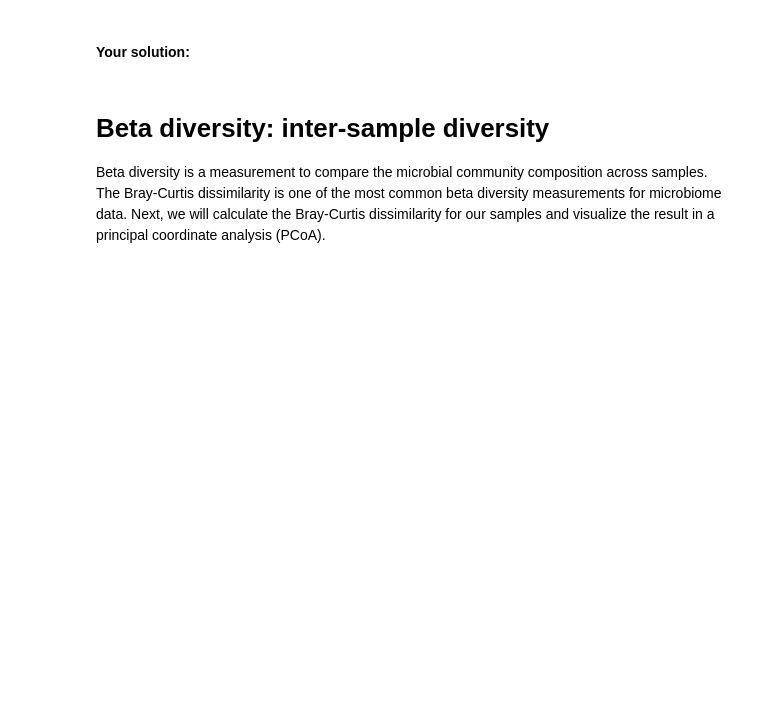
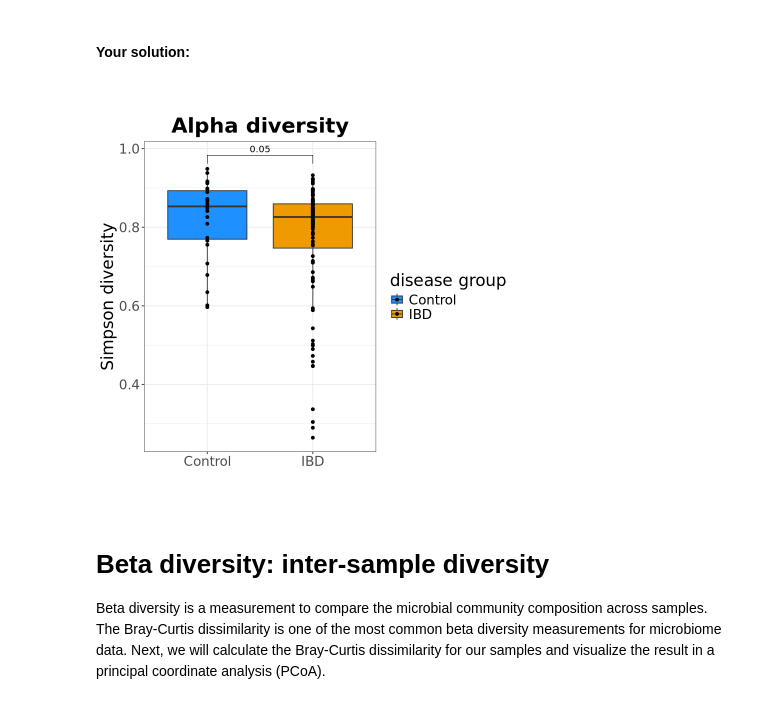
Before and after one commit to schirmer-lab/workshop-microbial-genomics-and-multiomics, a Jupyter notebook: internal.MGX_vis.ipynb, the cells around one changed output. Drawn from its saved outputs; the diff is of its cells as text; code cells hidden in the pictures; blank space fills up the shorter version.

```diff
--- a/day1_lab3_mgx_visualization.ipynb
+++ b/internal.MGX_vis.ipynb
@@ -40,7 +42,7 @@ Remarks: the following two functions are helpful to get an overview of the metad
 * table() - returns the counts of each element
 # %%
 # load data first
-root_dir = "/biodata/resources/day1_lab3"
+root_dir = "/biodata/resources/MGX_vis"
 hmp2_IBD_abd_fp = paste(root_dir,"hmp2_IBD_abd.csv",sep="/")
 hmp2_IBD_metadata_fp = paste(root_dir,"hmp2_IBD_metadata.csv",sep="/")
 
@@ -181,6 +207,32 @@ print(p, vp=grid::viewport(width=unit(7, 'inch'), height=unit(6, 'inch')))
 </details>
 # %% [markdown]
 #### Your solution:
+# %%
+# calculate the shannon diversity using the "diversity" function
+simpson_div = data.frame(diversity(t(spp_abd_df), index = "simpson"))
+
+# assign a column name
+colnames(simpson_div) = c("simpson_div")
+
+# get the disease information for each sample
+simpson_div$disease = metadata_df[row.names(simpson_div),]$disease
+
+# set the order of the samples by disease group
+simpson_div$disease = factor(simpson_div$disease, levels=c("Control", "IBD"))
+
+# Generate the boxplot:
+my_comparisons <- list(c("Control", "IBD"))
+p = ggplot(simpson_div, aes(x=disease, y=simpson_div, fill=disease)) + geom_boxplot(outlier.shape = NA)
+p = p + geom_point()
+p = p + theme_bw()
+p = p + ggtitle("Alpha diversity") + theme(axis.title.x=element_blank(),
+                text=element_text(size=20), plot.title = element_text(size = 25, face = "bold", hjust=0.5))
+p = p + ylab("Simpson diversity")
+p = p + scale_fill_manual(name="disease group", values = c("dodgerblue", "orange2"))
+p = p + stat_compare_means(comparisons = my_comparisons, method = "wilcox.test")
+print(p, vp=grid::viewport(width=unit(7, 'inch'), height=unit(6, 'inch')))
+# %% [output]
+[figure, added]
 # %% [markdown]
 # Beta diversity: inter-sample diversity
 Beta diversity is a measurement to compare the microbial community composition across samples. The Bray-Curtis dissimilarity is one of the most common beta diversity measurements for microbiome data. Next, we will calculate the Bray-Curtis dissimilarity for our samples and visualize the result in a principal coordinate analysis (PCoA).
```
Also changed, not shown: parts of 6 cells of this notebook, 3 other files.
